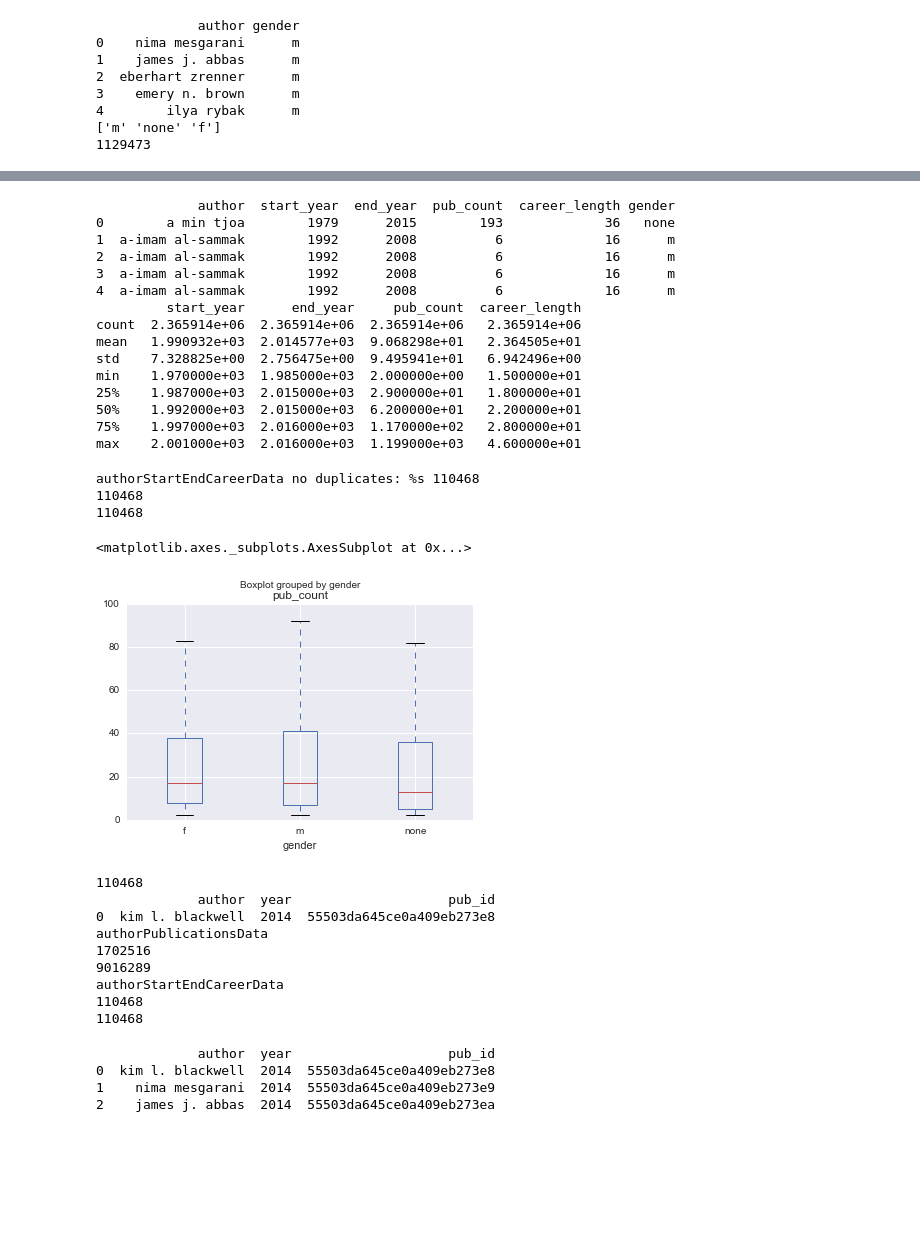
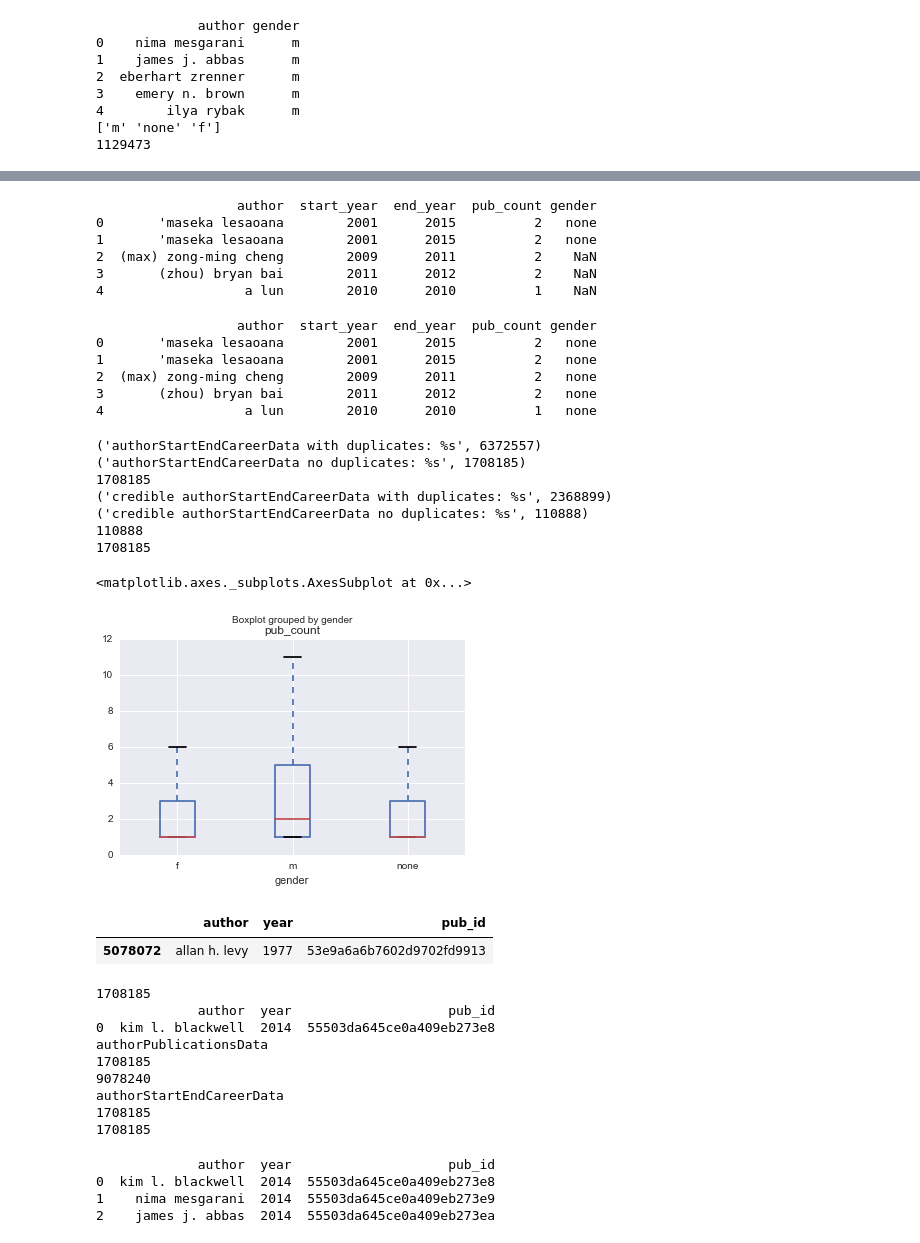
Before and after one commit to gesiscss/inequality, a Jupyter notebook: cohort-analysis-publications.ipynb, the cells around one changed output, grey strips where cells are left out. Drawn from its saved outputs; the diff is of its cells as text; code cells hidden in the pictures; blank space fills up the shorter version.

```diff
--- a/cohort-analysis-publications.ipynb
+++ b/cohort-analysis-publications.ipynb
@@ -39,8 +39,8 @@ print(gender['author'].nunique())
 1129473
 # %%
 max_years = 15
-#authorStartEndCareerData = pd.read_csv('data/authors-scientific-start-end-year-publish-count.csv')
-authorStartEndCareerData = pd.read_csv('./data/authors-scientific-atleast-15-year.csv')
+authorStartEndCareerData = pd.read_csv('data/authors-scientific-start-end-year-publish-count.csv')
+credibleAuthorStartEndCareerData = pd.read_csv('./data/authors-scientific-atleast-15-year.csv')
 #authorStartEndCareerData = pd.read_csv('data/authors-scientific-atleast-20-year-20-papers.csv')
 print(authorStartEndCareerData.head())
 print("authorStartEndCareerData  %s", authorStartEndCareerData.shape[0])
@@ -70,41 +70,55 @@ max      2001.000000    2016.000000    1199.000000      46.000000
+# %%
+authorStartEndCareerData = pd.merge(authorStartEndCareerData, gender, how="left", on=["author"])
+print(authorStartEndCareerData.head())
+credibleAuthorStartEndCareerData = pd.merge(credibleAuthorStartEndCareerData, gender, how="left", on=["author"])
+# %% [output]
+                  author  start_year  end_year  pub_count gender
+0       'maseka lesaoana        2001      2015          2   none
+1       'maseka lesaoana        2001      2015          2   none
+2  (max) zong-ming cheng        2009      2011          2    NaN
+3       (zhou) bryan bai        2011      2012          2    NaN
+4                  a lun        2010      2010          1    NaN
 # %%
-authorStartEndCareerData = pd.merge(authorStartEndCareerData, gender, how="left", on=["author"])
 authorStartEndCareerData['gender'] = authorStartEndCareerData['gender'].fillna('none')
-
+credibleAuthorStartEndCareerData['gender'] = credibleAuthorStartEndCareerData['gender'].fillna('none')
 print(authorStartEndCareerData.head())
-print(authorStartEndCareerData.describe())
+#print(authorStartEndCareerData.describe())
 # %% [output]
-             author  start_year  end_year  pub_count  career_length gender
-0        a min tjoa        1979      2015        193             36   none
-1  a-imam al-sammak        1992      2008          6             16      m
-2  a-imam al-sammak        1992      2008          6             16      m
-3  a-imam al-sammak        1992      2008          6             16      m
-4  a-imam al-sammak        1992      2008          6             16      m
-         start_year      end_year     pub_count  career_length
-count  2.365914e+06  2.365914e+06  2.365914e+06   2.365914e+06
-mean   1.990932e+03  2.014577e+03  9.068298e+01   2.364505e+01
-std    7.328825e+00  2.756475e+00  9.495941e+01   6.942496e+00
-min    1.970000e+03  1.985000e+03  2.000000e+00   1.500000e+01
-25%    1.987000e+03  2.015000e+03  2.900000e+01   1.800000e+01
-50%    1.992000e+03  2.015000e+03  6.200000e+01   2.200000e+01
-75%    1.997000e+03  2.016000e+03  1.170000e+02   2.800000e+01
-max    2.001000e+03  2.016000e+03  1.199000e+03   4.600000e+01
+                  author  start_year  end_year  pub_count gender
+0       'maseka lesaoana        2001      2015          2   none
+1       'maseka lesaoana        2001      2015          2   none
+2  (max) zong-ming cheng        2009      2011          2   none
+3       (zhou) bryan bai        2011      2012          2   none
+4                  a lun        2010      2010          1   none
 # %%
 
 # there are no duplicates
+print("authorStartEndCareerData with duplicates: %s", authorStartEndCareerData.shape[0])
+
 authorStartEndCareerData = authorStartEndCareerData.drop_duplicates()
 print("authorStartEndCareerData no duplicates: %s", authorStartEndCareerData.shape[0])
 print(authorStartEndCareerData['author'].nunique())
+
+# there are no duplicates
+print("credible authorStartEndCareerData with duplicates: %s", credibleAuthorStartEndCareerData.shape[0])
+
+credibleAuthorStartEndCareerData = credibleAuthorStartEndCareerData.drop_duplicates()
+print("credible authorStartEndCareerData no duplicates: %s", credibleAuthorStartEndCareerData.shape[0])
+print(credibleAuthorStartEndCareerData['author'].nunique())
 
 test = authorStartEndCareerData[["pub_count", "gender"]]
 print(test.shape[0])
 
 #print(test.head())
 #print(authorStartEndCareerData[["start_year", "gender", "pub_count"]].groupby(['start_year', 'gender']).agg({'count', 'mean', 'std'}))
 authorStartEndCareerData.boxplot(column='pub_count', by='gender', showfliers=False)
 # %% [output]
-authorStartEndCareerData no duplicates: %s 110468
-110468
-110468
+('authorStartEndCareerData with duplicates: %s', 6372557)
+('authorStartEndCareerData no duplicates: %s', 1708185)
+1708185
+('credible authorStartEndCareerData with duplicates: %s', 2368899)
+('credible authorStartEndCareerData no duplicates: %s', 110888)
+110888
+1708185
 <matplotlib.axes._subplots.AxesSubplot at 0x...>
-[figure, old version]
+[figure, new version]
@@ -111,3 +128,8 @@ authorStartEndCareerData no duplicates: %s 110468
+# %%
+authorPublicationsData[authorPublicationsData['author'] == 'allan h. levy']
+# %% [output]
+|  | author | year | pub_id |
+| 5078072 | allan h. levy | 1977 | 53e9a6a6b7602d9702fd9913 |
 # %%
 
 selectedAuthor = authorStartEndCareerData["author"].unique()
@@ -144,15 +166,15 @@ print(authorStartEndCareerData.shape[0])
 #years = np.sort(authorPublicationsData['year'].unique())
 #print(years)
 # %% [output]
-110468
+1708185
              author  year                    pub_id
 0  kim l. blackwell  2014  55503da645ce0a409eb273e8
 authorPublicationsData
-1702516
-9016289
+1708185
+9078240
 authorStartEndCareerData
-110468
-110468
+1708185
+1708185
 # %%
 print(authorPublicationsData.head(n=3))
 # %% [output]
```
Also changed, not shown: parts of 9 cells of this notebook, 4 other files.
